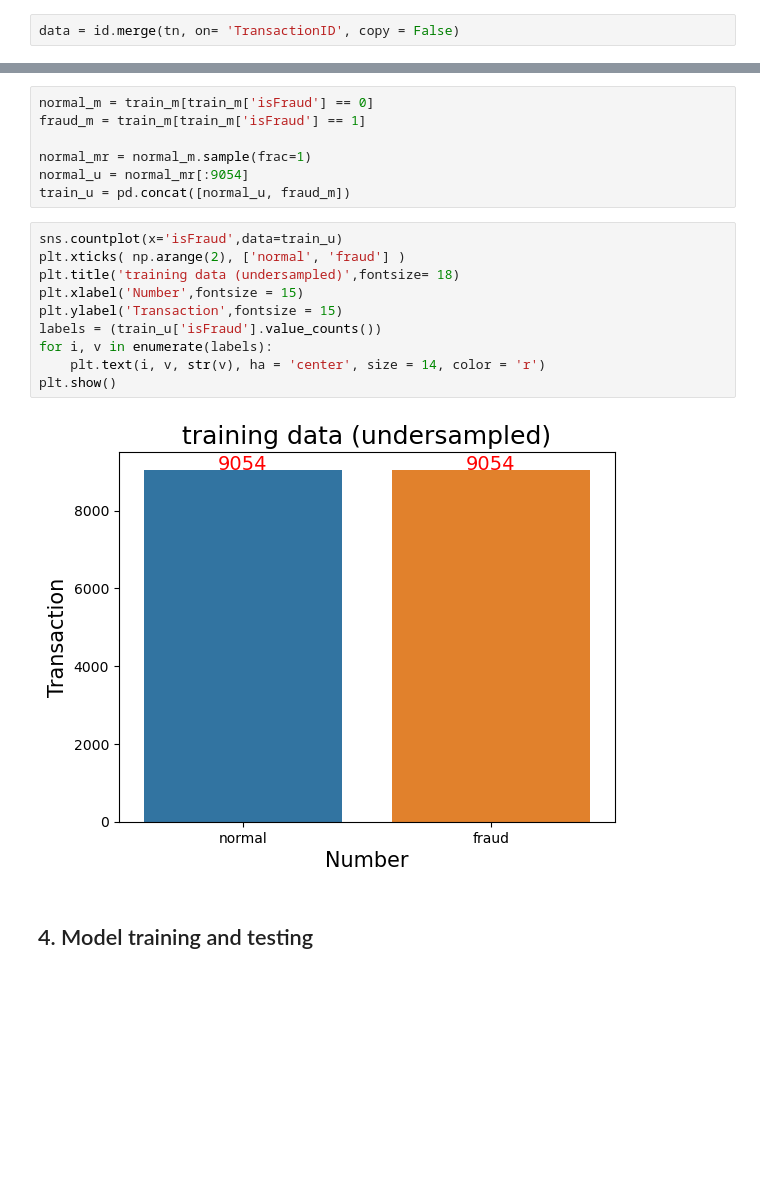
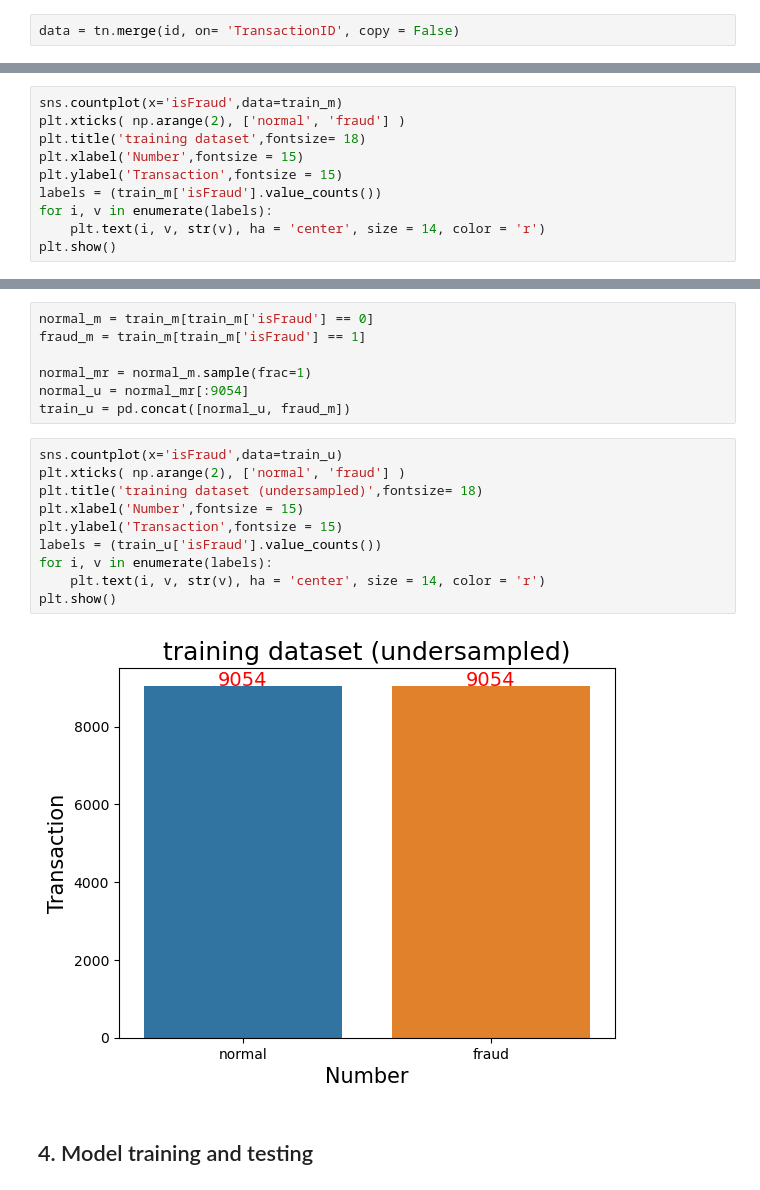
Before and after one commit to er1czz/HPC, a Jupyter notebook: Fraud_Detection_fullset_2.ipynb, the cells around one changed output, grey strips where cells are left out. Saved outputs shown, nothing was run; the diff lists cells and outputs as text; blank space fills up the shorter version.

```diff
--- a/Fraud_Detection_fullset_2.ipynb
+++ b/Fraud_Detection_fullset_2.ipynb
@@ -66,7 +66,7 @@ import missingno as msno
 # %% [markdown]
 ### 1.1. Remove unpaired transaction (mismatch between identity and transaction datasets)
 # %%
-data = id.merge(tn, on= 'TransactionID', copy = False)
+data = tn.merge(id, on= 'TransactionID', copy = False)
 # %%
 plt.style.use('default')
 total=data.isnull().sum()
@@ -332,0 +341,10 @@ plt.show()
+# %%
+sns.countplot(x='isFraud',data=train_m)
+plt.xticks( np.arange(2), ['normal', 'fraud'] )
+plt.title('training dataset',fontsize= 18)
+plt.xlabel('Number',fontsize = 15)
+plt.ylabel('Transaction',fontsize = 15)
+labels = (train_m['isFraud'].value_counts())
+for i, v in enumerate(labels):
+    plt.text(i, v, str(v), ha = 'center', size = 14, color = 'r')
+plt.show()
@@ -340,15 +360,15 @@ train_u = pd.concat([normal_u, fraud_m])
 # %%
 sns.countplot(x='isFraud',data=train_u)
 plt.xticks( np.arange(2), ['normal', 'fraud'] )
-plt.title('training data (undersampled)',fontsize= 18)
+plt.title('training dataset (undersampled)',fontsize= 18)
 plt.xlabel('Number',fontsize = 15)
 plt.ylabel('Transaction',fontsize = 15)
 labels = (train_u['isFraud'].value_counts())
 for i, v in enumerate(labels):
     plt.text(i, v, str(v), ha = 'center', size = 14, color = 'r')
 plt.show()
 # %% [output]
-[figure, old version]
+[figure, new version]
 # %% [markdown]
 ## 4. Model training and testing
 # %%
```
Also changed, not shown: parts of 46 cells of this notebook.
